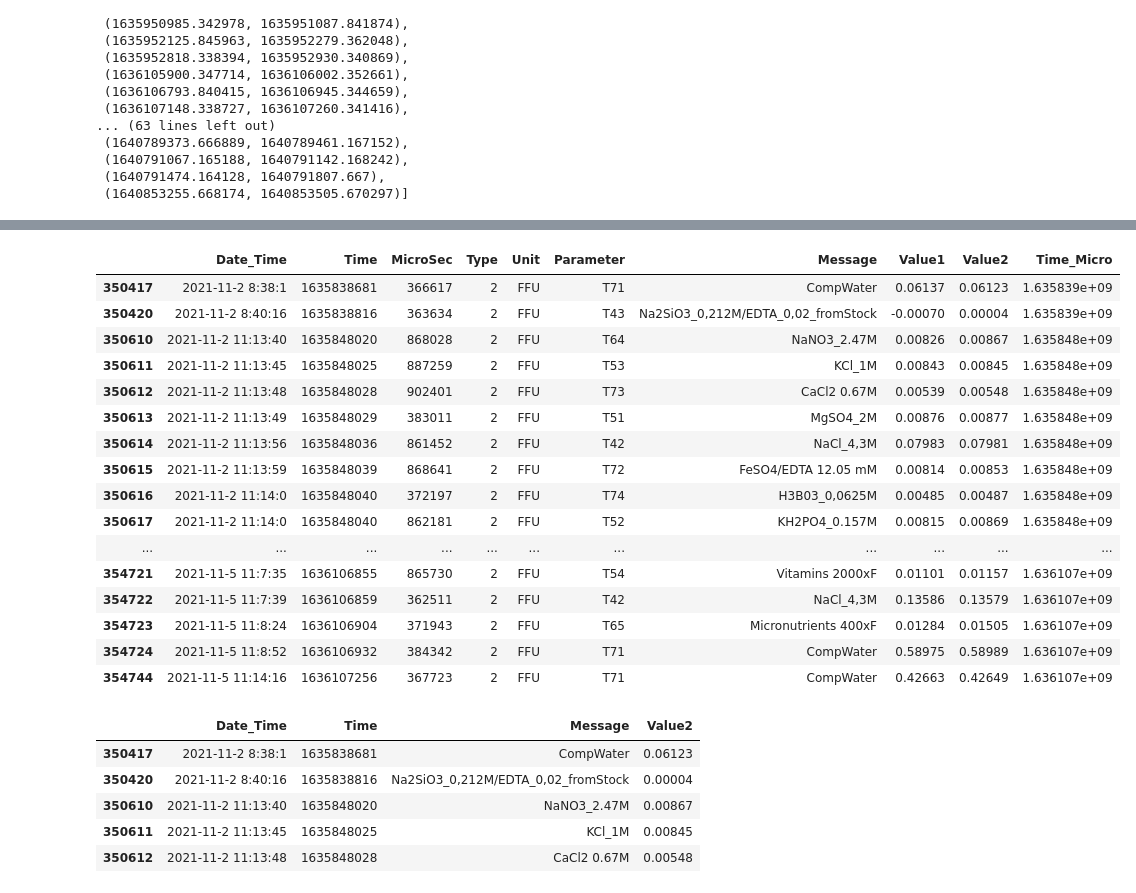
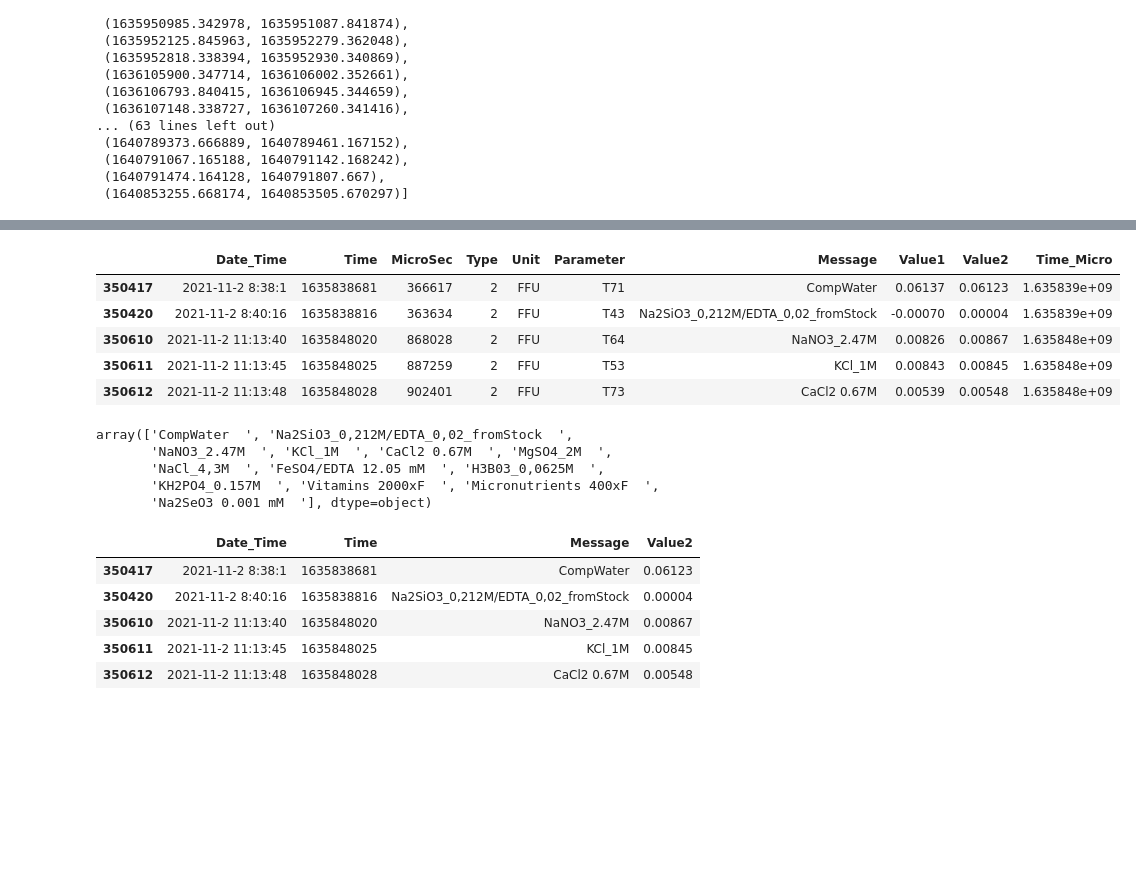
Before and after one commit to janakishyama/ESR_10, a Jupyter notebook: WP1/data_cleaning_DBexport/_4_feed_Nutrient/3_feedData_Dosing.ipynb, the cells around one changed output, grey strips where cells are left out. Drawn from its saved outputs; the diff is of its cells as text; code cells hidden in the pictures; blank space fills up the shorter version.

```diff
--- a/WP1/data_cleaning_DBexport/_4_feed_Nutrient/3_feedData_Dosing.ipynb
+++ b/WP1/data_cleaning_DBexport/_4_feed_Nutrient/3_feedData_Dosing.ipynb
@@ -240,4 +214,6 @@ recipe_tmp3.head(60)
 # %%
 recipe_tmp2 = appended_feed_data[appended_feed_data['Parameter'].str.startswith('T')]
 recipe_tmp3 = recipe_tmp2[recipe_tmp2['Message'].str.contains('ended')]
+exclude = ['low level', 'NaOH']
+recipe_tmp3 = recipe_tmp3[~recipe_tmp3.Message.str.contains('|'.join(exclude))]
 # %%
@@ -267,25 +232,22 @@ recipe_tmp3['Message'] = recipe_tmp3['Message'].str.replace('Dosing ended for ',
 recipe_tmp3['Message'] = recipe_tmp3['Message'].str.replace('to Tank = FFU_T10', '', regex=True)
 recipe_tmp3['Message'] = recipe_tmp3['Message'].str.replace(r'\([^)]*\)', '', regex=True)
 # %%
-recipe_tmp3.head(60)
+recipe_tmp3.head()
 # %% [output]
 |  | Date_Time | Time | MicroSec | Type | Unit | Parameter | Message | Value1 | Value2 | Time_Micro |
 | 350417 | 2021-11-2 8:38:1 | 1635838681 | 366617 | 2 | FFU | T71 | CompWater | 0.06137 | 0.06123 | 1.635839e+09 |
 | 350420 | 2021-11-2 8:40:16 | 1635838816 | 363634 | 2 | FFU | T43 | Na2SiO3_0,212M/EDTA_0,02_fromStock | -0.00070 | 0.00004 | 1.635839e+09 |
 | 350610 | 2021-11-2 11:13:40 | 1635848020 | 868028 | 2 | FFU | T64 | NaNO3_2.47M | 0.00826 | 0.00867 | 1.635848e+09 |
 | 350611 | 2021-11-2 11:13:45 | 1635848025 | 887259 | 2 | FFU | T53 | KCl_1M | 0.00843 | 0.00845 | 1.635848e+09 |
 | 350612 | 2021-11-2 11:13:48 | 1635848028 | 902401 | 2 | FFU | T73 | CaCl2 0.67M | 0.00539 | 0.00548 | 1.635848e+09 |
-| 350613 | 2021-11-2 11:13:49 | 1635848029 | 383011 | 2 | FFU | T51 | MgSO4_2M | 0.00876 | 0.00877 | 1.635848e+09 |
-| 350614 | 2021-11-2 11:13:56 | 1635848036 | 861452 | 2 | FFU | T42 | NaCl_4,3M | 0.07983 | 0.07981 | 1.635848e+09 |
-| 350615 | 2021-11-2 11:13:59 | 1635848039 | 868641 | 2 | FFU | T72 | FeSO4/EDTA 12.05 mM | 0.00814 | 0.00853 | 1.635848e+09 |
-| 350616 | 2021-11-2 11:14:0 | 1635848040 | 372197 | 2 | FFU | T74 | H3B03_0,0625M | 0.00485 | 0.00487 | 1.635848e+09 |
-| 350617 | 2021-11-2 11:14:0 | 1635848040 | 862181 | 2 | FFU | T52 | KH2PO4_0.157M | 0.00815 | 0.00869 | 1.635848e+09 |
-| ... | ... | ... | ... | ... | ... | ... | ... | ... | ... | ... |
-| 354721 | 2021-11-5 11:7:35 | 1636106855 | 865730 | 2 | FFU | T54 | Vitamins 2000xF | 0.01101 | 0.01157 | 1.636107e+09 |
-| 354722 | 2021-11-5 11:7:39 | 1636106859 | 362511 | 2 | FFU | T42 | NaCl_4,3M | 0.13586 | 0.13579 | 1.636107e+09 |
-| 354723 | 2021-11-5 11:8:24 | 1636106904 | 371943 | 2 | FFU | T65 | Micronutrients 400xF | 0.01284 | 0.01505 | 1.636107e+09 |
-| 354724 | 2021-11-5 11:8:52 | 1636106932 | 384342 | 2 | FFU | T71 | CompWater | 0.58975 | 0.58989 | 1.636107e+09 |
-| 354744 | 2021-11-5 11:14:16 | 1636107256 | 367723 | 2 | FFU | T71 | CompWater | 0.42663 | 0.42649 | 1.636107e+09 |
+# %%
+recipe_tmp3['Message'].unique()
+# %% [output]
+array(['CompWater  ', 'Na2SiO3_0,212M/EDTA_0,02_fromStock  ',
+       'NaNO3_2.47M  ', 'KCl_1M  ', 'CaCl2 0.67M  ', 'MgSO4_2M  ',
+       'NaCl_4,3M  ', 'FeSO4/EDTA 12.05 mM  ', 'H3B03_0,0625M  ',
+       'KH2PO4_0.157M  ', 'Vitamins 2000xF  ', 'Micronutrients 400xF  ',
+       'Na2SeO3 0.001 mM  '], dtype=object)
 # %%
 recipe_tmp4= recipe_tmp3.drop(['MicroSec', 'Type', 'Value1', 'Unit', 'Parameter', 'Time_Micro'],1)
 # %%
```
Also changed, not shown: parts of 15 cells of this notebook.
